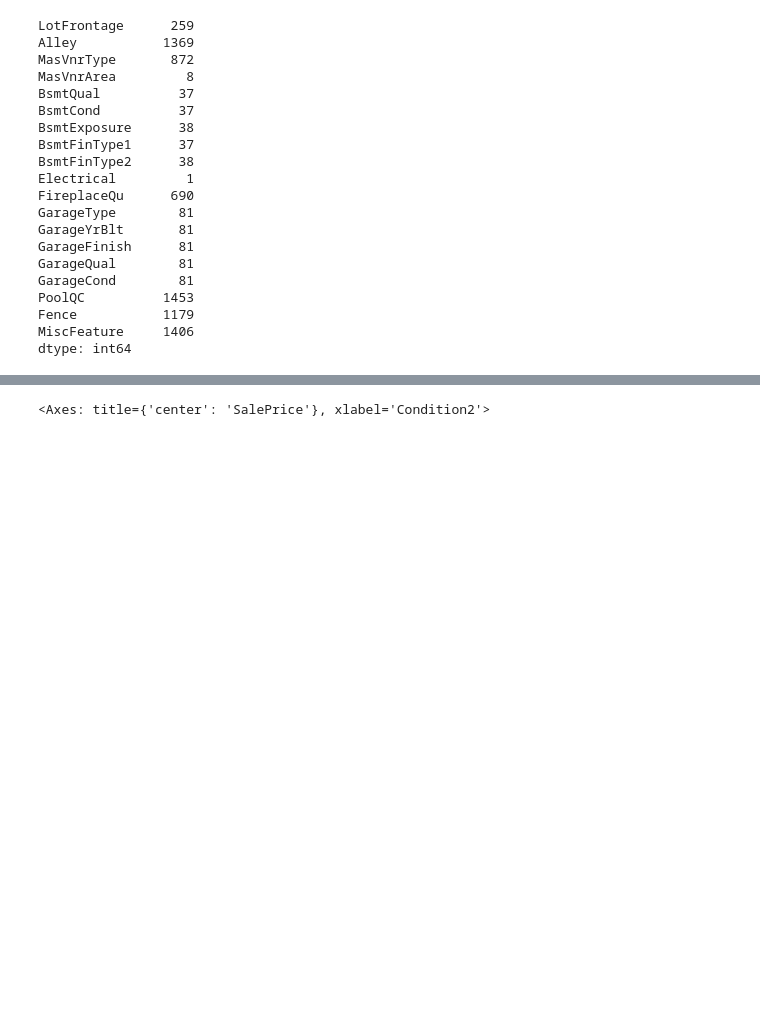
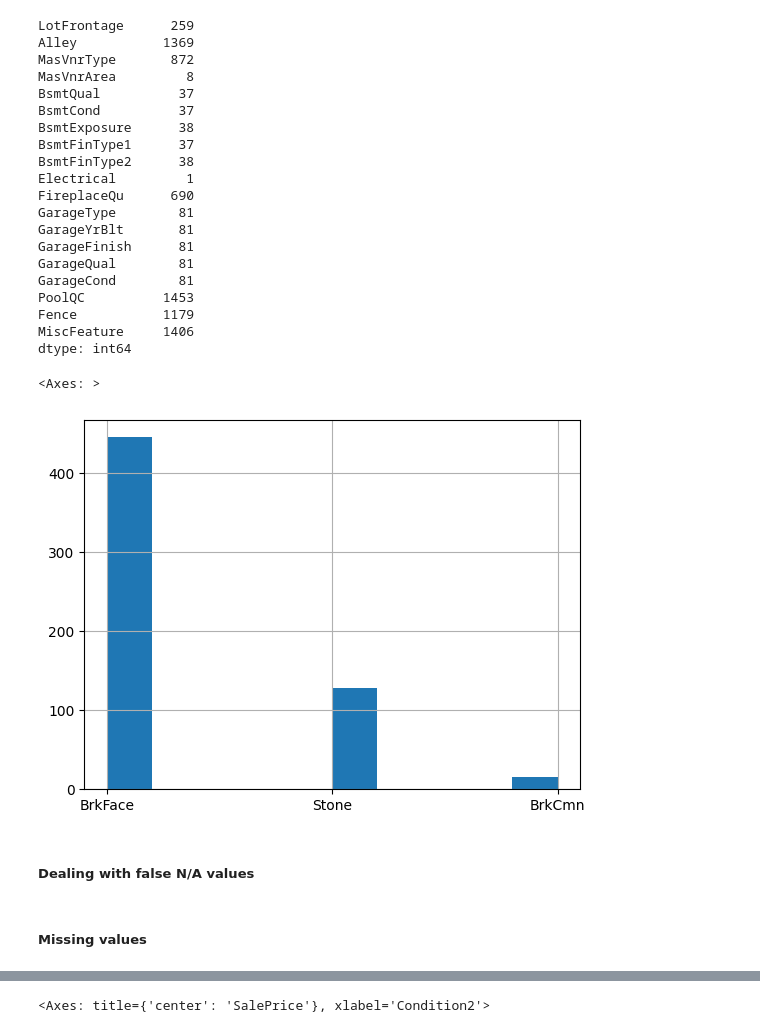
Before and after one commit to R4ken/Machine-Learning-Analysis, a Jupyter notebook: regression/solution.ipynb, the cells around one changed output, grey strips where cells are left out. Drawn from its saved outputs; the diff is of its cells as text; code cells hidden in the pictures; blank space fills up the shorter version.

```diff
--- a/regression/solution.ipynb
+++ b/regression/solution.ipynb
@@ -48,3 +70,10 @@ PoolQC          1453
 Fence           1179
 MiscFeature     1406
 dtype: int64
+# %%
+df.MasVnrType.hist()
+# %% [output]
+<Axes: >
+[figure, added]
+# %% [markdown]
+##### Dealing with false N/A values
@@ -50,0 +82,2 @@ dtype: int64
+# %% [markdown]
+##### Missing values
```
Also changed, not shown: parts of 15 cells of this notebook, 1 other file.
